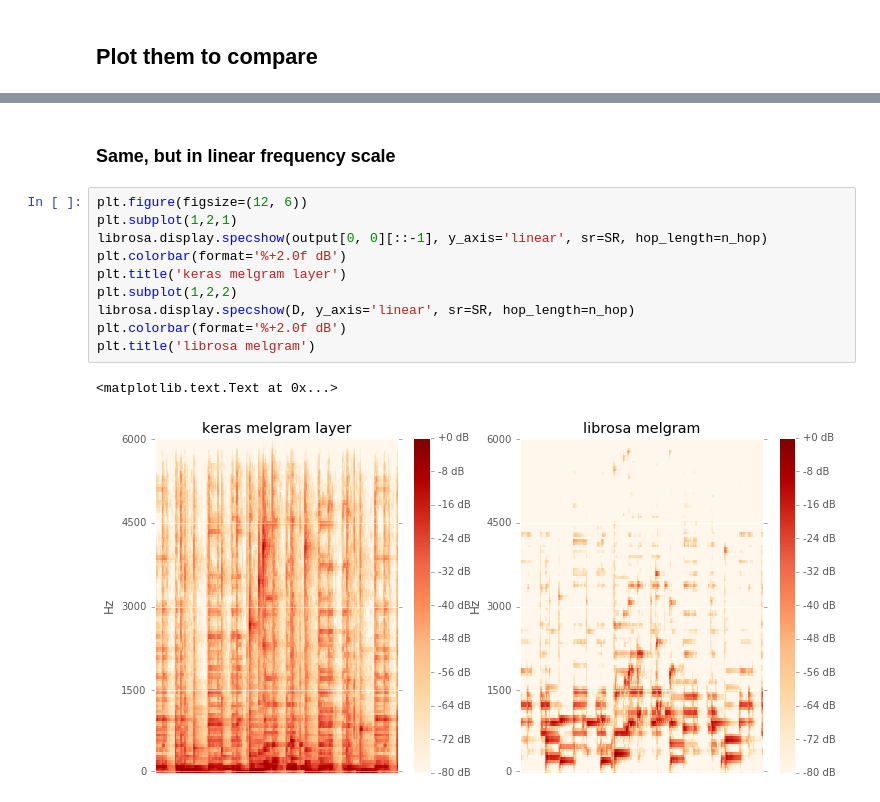
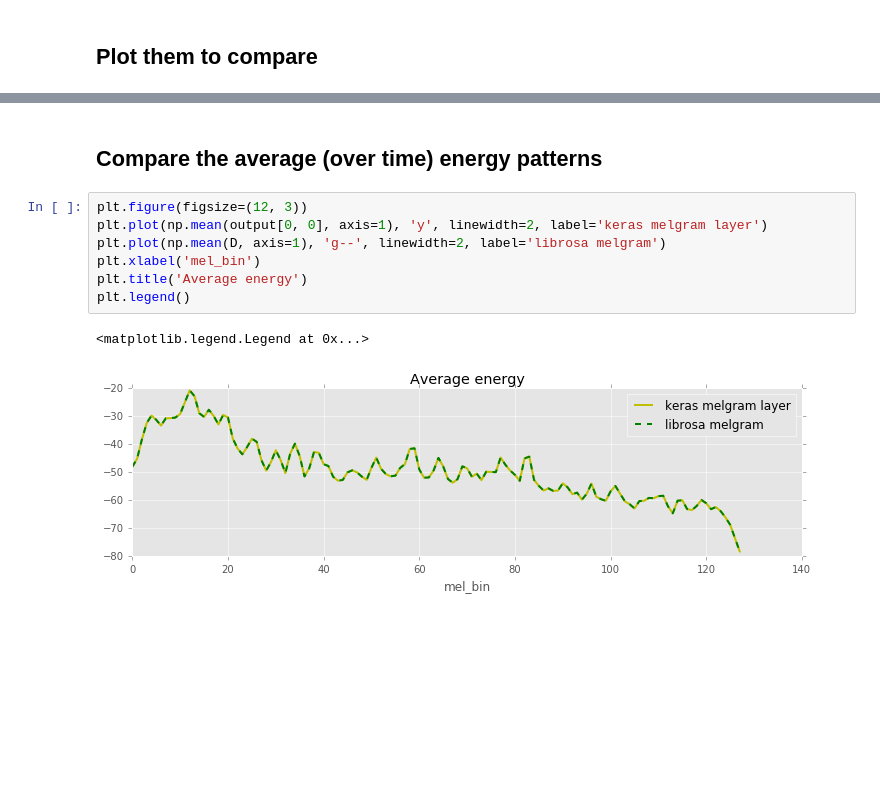
Before and after one commit to keunwoochoi/keras_STFT_layer, a Jupyter notebook: melgram.ipynb, the cells around one changed output, grey strips where cells are left out. Drawn from its saved outputs; the diff is of its cells as text; blank space fills up the shorter version.

```diff
--- a/melgram.ipynb
+++ b/melgram.ipynb
@@ -69,15 +87,12 @@ plt.title('librosa melgram')
-# %% [markdown]
-### Same, but in linear frequency scale
-# %%
-plt.figure(figsize=(12, 6))
-plt.subplot(1,2,1)
-librosa.display.specshow(output[0, 0][::-1], y_axis='linear', sr=SR, hop_length=n_hop)
-plt.colorbar(format='%+2.0f dB')
-plt.title('keras melgram layer')
-plt.subplot(1,2,2)
-librosa.display.specshow(D, y_axis='linear', sr=SR, hop_length=n_hop)
-plt.colorbar(format='%+2.0f dB')
-plt.title('librosa melgram')
-# %% [output]
-<matplotlib.text.Text at 0x...>
-[figure, removed]
+# %% [markdown]
+## Compare the average (over time) energy patterns
+# %%
+plt.figure(figsize=(12, 3))
+plt.plot(np.mean(output[0, 0], axis=1), 'y', linewidth=2, label='keras melgram layer')
+plt.plot(np.mean(D, axis=1), 'g--', linewidth=2, label='librosa melgram')
+plt.xlabel('mel_bin')
+plt.title('Average energy')
+plt.legend()
+# %% [output]
+<matplotlib.legend.Legend at 0x...>
+[figure, added]
```
Also changed, not shown: parts of 5 cells of this notebook, 5 other files.
